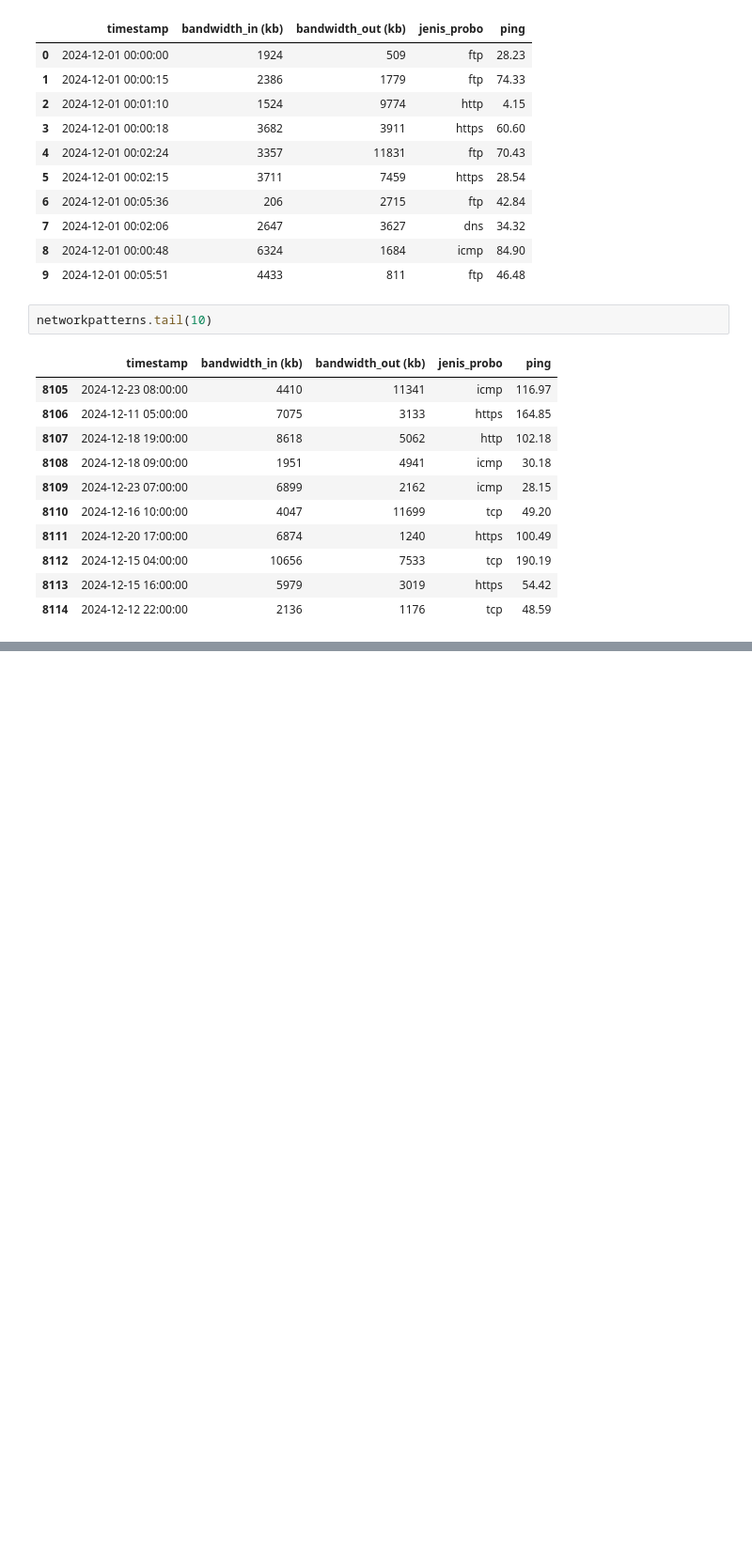
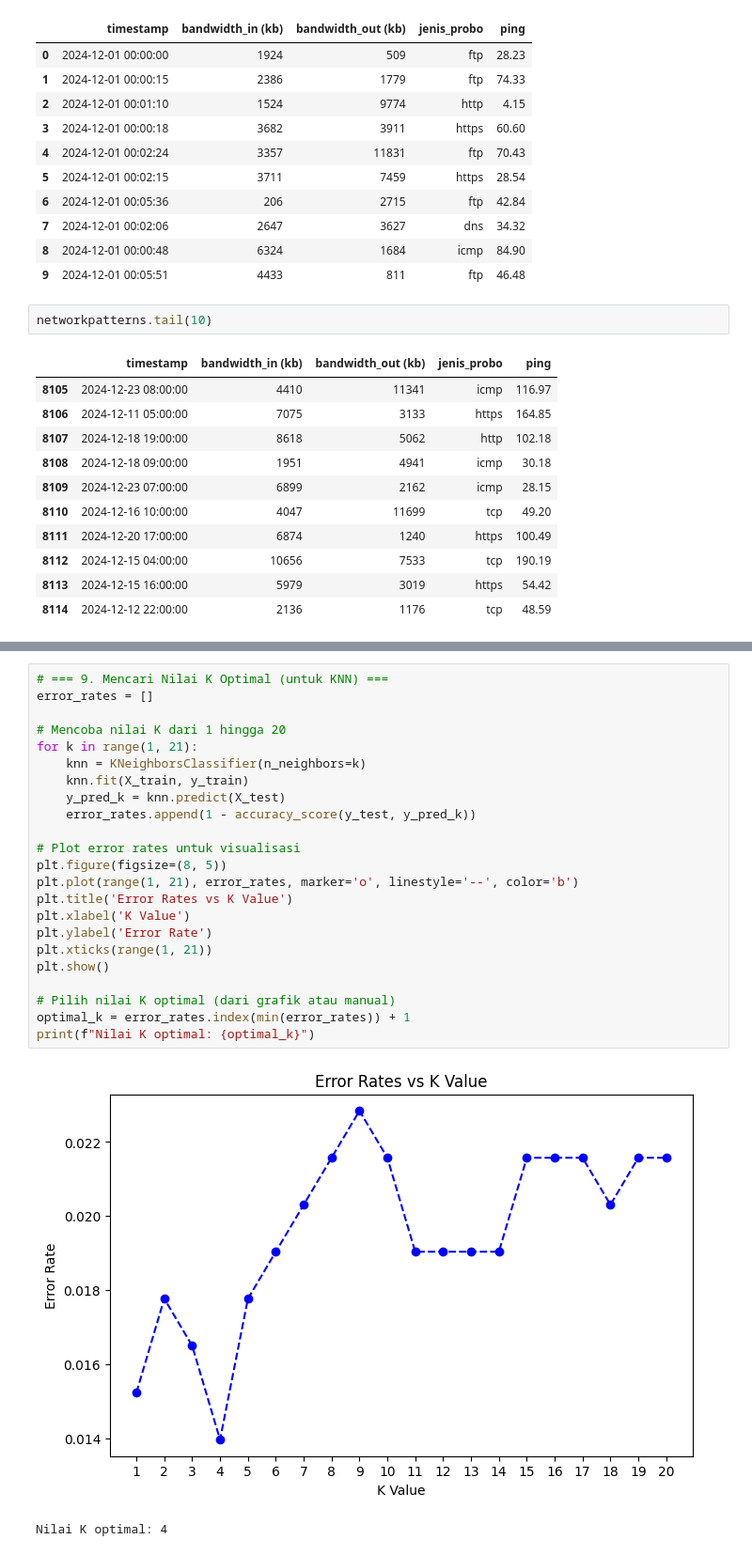
Before and after one commit to NaufalDekha002/NFD_MachineLearning, a Jupyter notebook: NFD_With_K-Means.ipynb, the cells around one changed output, grey strips where cells are left out. Shown at 94% size. Drawn from its saved outputs; the diff is of its cells as text; blank space fills up the shorter version.

```diff
--- a/NFD_With_K-Means.ipynb
+++ b/NFD_With_K-Means.ipynb
@@ -208,0 +194,26 @@ plt.show()
+# %%
+# === 9. Mencari Nilai K Optimal (untuk KNN) ===
+error_rates = []
+
+# Mencoba nilai K dari 1 hingga 20
+for k in range(1, 21):
+    knn = KNeighborsClassifier(n_neighbors=k)
+    knn.fit(X_train, y_train)
+    y_pred_k = knn.predict(X_test)
+    error_rates.append(1 - accuracy_score(y_test, y_pred_k))
+
+# Plot error rates untuk visualisasi
+plt.figure(figsize=(8, 5))
+plt.plot(range(1, 21), error_rates, marker='o', linestyle='--', color='b')
+plt.title('Error Rates vs K Value')
+plt.xlabel('K Value')
+plt.ylabel('Error Rate')
+plt.xticks(range(1, 21))
+plt.show()
+
+# Pilih nilai K optimal (dari grafik atau manual)
+optimal_k = error_rates.index(min(error_rates)) + 1
+print(f"Nilai K optimal: {optimal_k}")
+# %% [output]
+[figure, added]
+Nilai K optimal: 4
```
Also changed, not shown: parts of 26 cells of this notebook.
